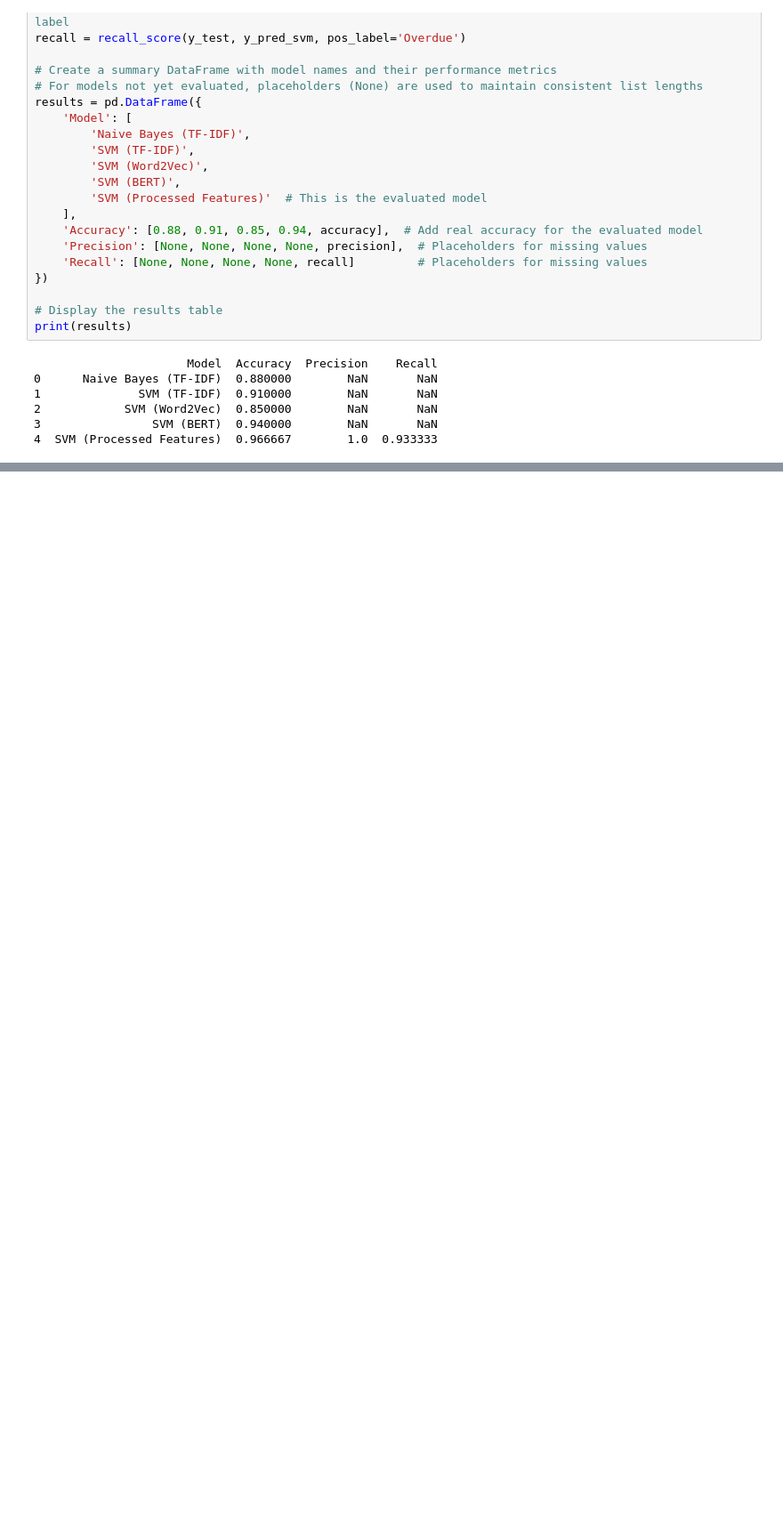
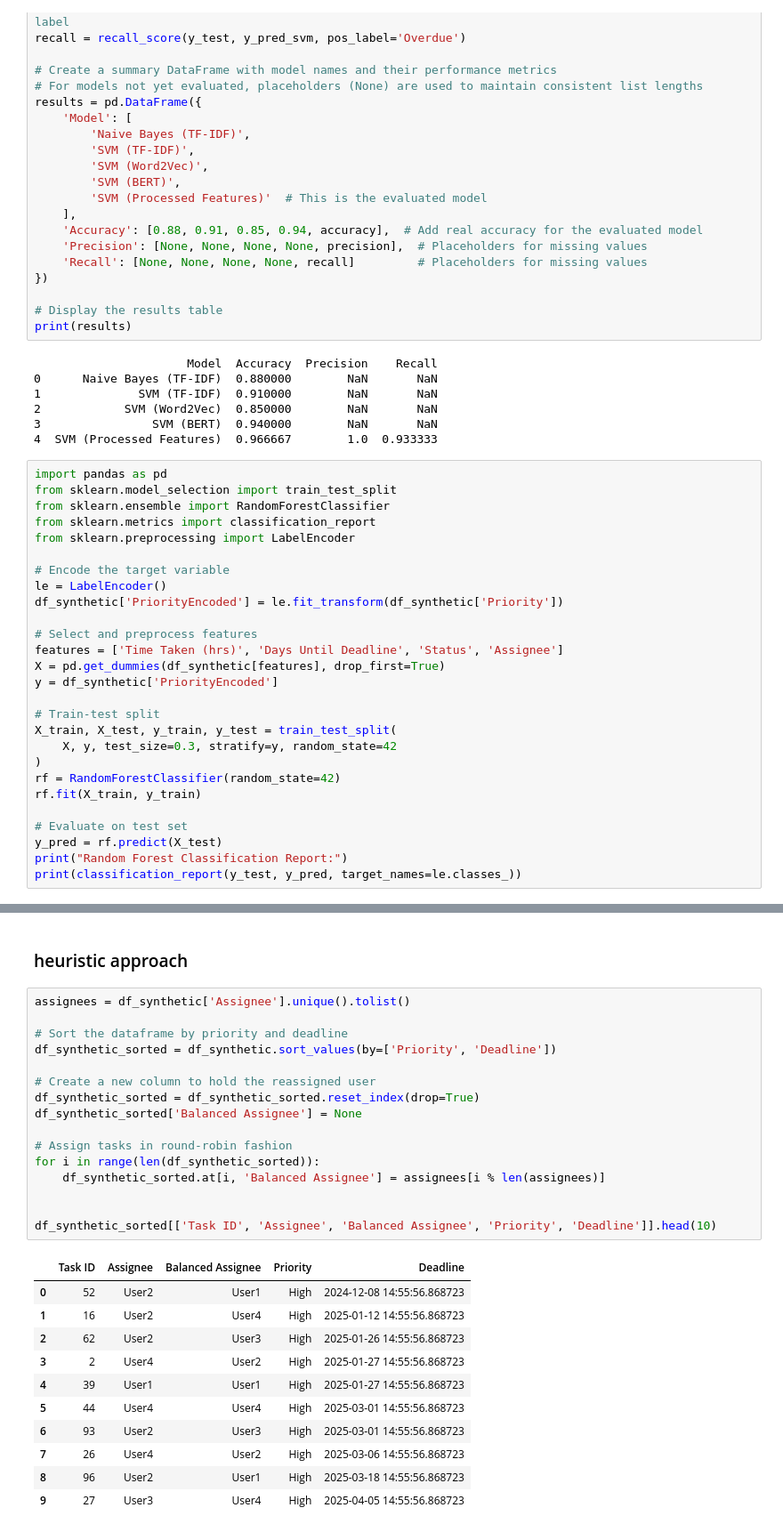
Before and after one commit to Shalu-choudhary/infotach, a Jupyter notebook: Infotact.ipynb, the cells around one changed output, grey strips where cells are left out. Shown at 89% size. Saved outputs shown, nothing was run; the diff lists cells and outputs as text; blank space fills up the shorter version.

```diff
--- a/Infotact.ipynb
+++ b/Infotact.ipynb
@@ -616,3 +616,30 @@ print(results)
 2            SVM (Word2Vec)  0.850000        NaN       NaN
 3                SVM (BERT)  0.940000        NaN       NaN
 4  SVM (Processed Features)  0.966667        1.0  0.933333
+# %%
+import pandas as pd
+from sklearn.model_selection import train_test_split
+from sklearn.ensemble import RandomForestClassifier
+from sklearn.metrics import classification_report
+from sklearn.preprocessing import LabelEncoder
+
+# Encode the target variable
+le = LabelEncoder()
+df_synthetic['PriorityEncoded'] = le.fit_transform(df_synthetic['Priority'])
+
+# Select and preprocess features
+features = ['Time Taken (hrs)', 'Days Until Deadline', 'Status', 'Assignee']
+X = pd.get_dummies(df_synthetic[features], drop_first=True)
+y = df_synthetic['PriorityEncoded']
+
+# Train-test split
+X_train, X_test, y_train, y_test = train_test_split(
+    X, y, test_size=0.3, stratify=y, random_state=42
+)
+rf = RandomForestClassifier(random_state=42)
+rf.fit(X_train, y_train)
+
+# Evaluate on test set
+y_pred = rf.predict(X_test)
+print("Random Forest Classification Report:")
+print(classification_report(y_test, y_pred, target_names=le.classes_))
@@ -618,0 +676,30 @@ print(results)
+# %% [markdown]
+### heuristic approach
+# %%
+assignees = df_synthetic['Assignee'].unique().tolist()
+
+# Sort the dataframe by priority and deadline
+df_synthetic_sorted = df_synthetic.sort_values(by=['Priority', 'Deadline'])
+
+# Create a new column to hold the reassigned user
+df_synthetic_sorted = df_synthetic_sorted.reset_index(drop=True)
+df_synthetic_sorted['Balanced Assignee'] = None
+
+# Assign tasks in round-robin fashion
+for i in range(len(df_synthetic_sorted)):
+    df_synthetic_sorted.at[i, 'Balanced Assignee'] = assignees[i % len(assignees)]
+
+
+df_synthetic_sorted[['Task ID', 'Assignee', 'Balanced Assignee', 'Priority', 'Deadline']].head(10)
+# %% [output]
+|  | Task ID | Assignee | Balanced Assignee | Priority | Deadline |
+| 0 | 52 | User2 | User1 | High | 2024-12-08 14:55:56.868723 |
+| 1 | 16 | User2 | User4 | High | 2025-01-12 14:55:56.868723 |
+| 2 | 62 | User2 | User3 | High | 2025-01-26 14:55:56.868723 |
+| 3 | 2 | User4 | User2 | High | 2025-01-27 14:55:56.868723 |
+| 4 | 39 | User1 | User1 | High | 2025-01-27 14:55:56.868723 |
+| 5 | 44 | User4 | User4 | High | 2025-03-01 14:55:56.868723 |
+| 6 | 93 | User2 | User3 | High | 2025-03-01 14:55:56.868723 |
+| 7 | 26 | User4 | User2 | High | 2025-03-06 14:55:56.868723 |
+| 8 | 96 | User2 | User1 | High | 2025-03-18 14:55:56.868723 |
+| 9 | 27 | User3 | User4 | High | 2025-04-05 14:55:56.868723 |
```
Also changed, not shown: parts of 10 cells of this notebook, 6 other files.
